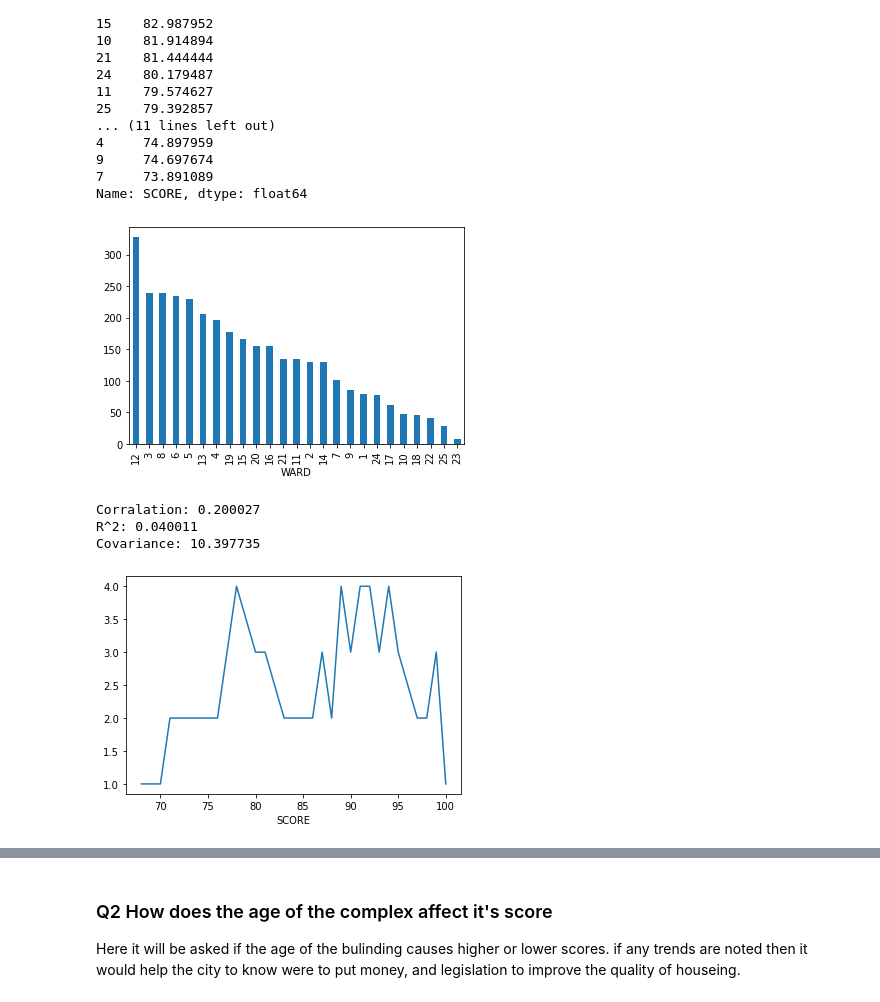
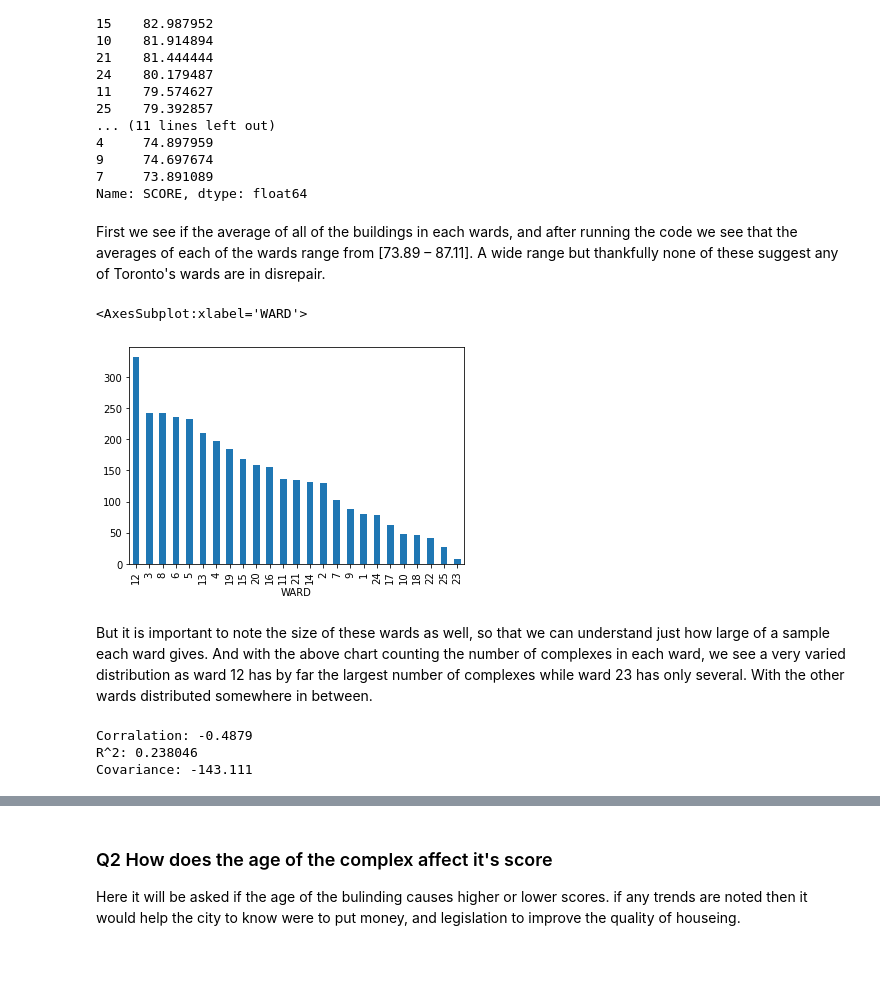
Before and after one commit to Seg-fau1t/CSCI-2000U-Final-Project-Group-6, a Jupyter notebook: My Work/Project-Group-6-Proposal.ipynb, the cells around one changed output, grey strips where cells are left out. Drawn from its saved outputs; the diff is of its cells as text; code cells hidden in the pictures; blank space fills up the shorter version.

```diff
--- a/My Work/Project-Group-6-Proposal.ipynb
+++ b/My Work/Project-Group-6-Proposal.ipynb
@@ -358,18 +358,21 @@ WARD
 9     74.697674
 7     73.891089
 Name: SCORE, dtype: float64
+# %% [markdown]
+First we see if the average of all of the buildings in each wards, and after running the code we see that the averages of each of the wards range from [73.89 – 87.11]. A wide range but thankfully none of these suggest any of Toronto's wards are in disrepair.
 # %%
-normal_df.pivot_table(columns=['WARD'], aggfunc='size').sort_values(ascending=False).plot(kind='bar');
+ward_count = recent_df.pivot_table(columns=['WARD'], aggfunc='size').sort_values(ascending=False)
+ward_count.plot(kind='bar');
 # %% [output]
+<AxesSubplot:xlabel='WARD'>
-[figure, old version]
+[figure, new version]
+# %% [markdown]
+But it is important to note the size of these wards as well, so that we can understand just how large of a sample each ward gives. And with the above chart counting the number of complexes in each ward, we see a very varied distribution as ward 12 has by far the largest number of complexes while ward 23 has only several. With the other wards distributed somewhere in between.
 # %%
-rel_check(normal_df, 'SCORE', 'WARD')
+print(f'Corralation: {round(ward_count.sort_index().corr(ward_score.sort_index()), 6)}')
+print(f'R^2: {round(ward_count.sort_index().corr(ward_score.sort_index()) ** 2, 6)}')
+print(f'Covariance: {round(ward_count.sort_index().cov(ward_score.sort_index()), 6)}\n')
 # %% [output]
-Corralation: 0.200027
-R^2: 0.040011
-Covariance: 10.397735
+Corralation: -0.4879
+R^2: 0.238046
+Covariance: -143.111
-# %%
-ward_17 = normal_df[normal_df['WARD'] == 17]
-ward_17.pivot_table(columns=['SCORE'], aggfunc='size').plot();
-# %% [output]
-[figure, removed]
```
Also changed, not shown: parts of 21 cells of this notebook.
